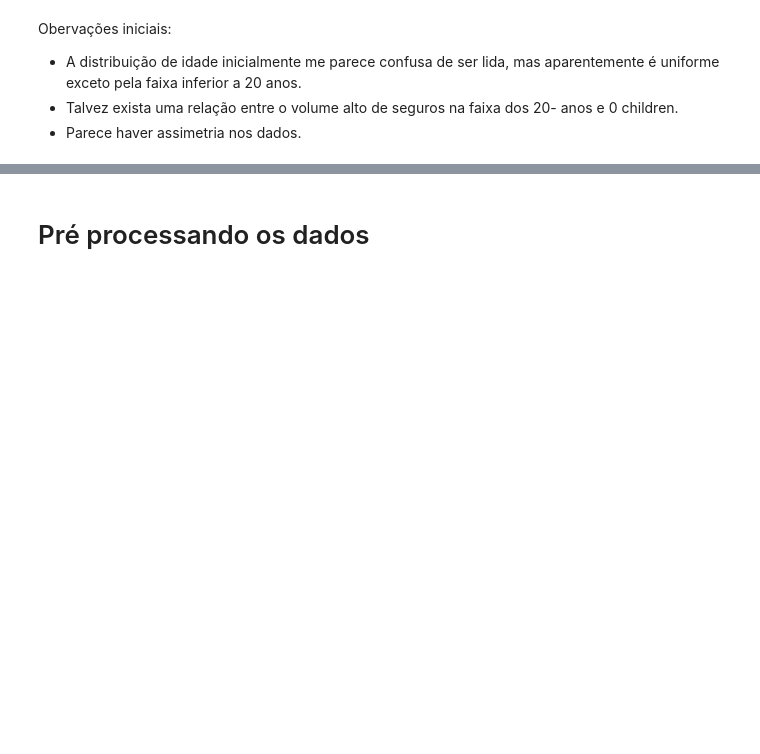
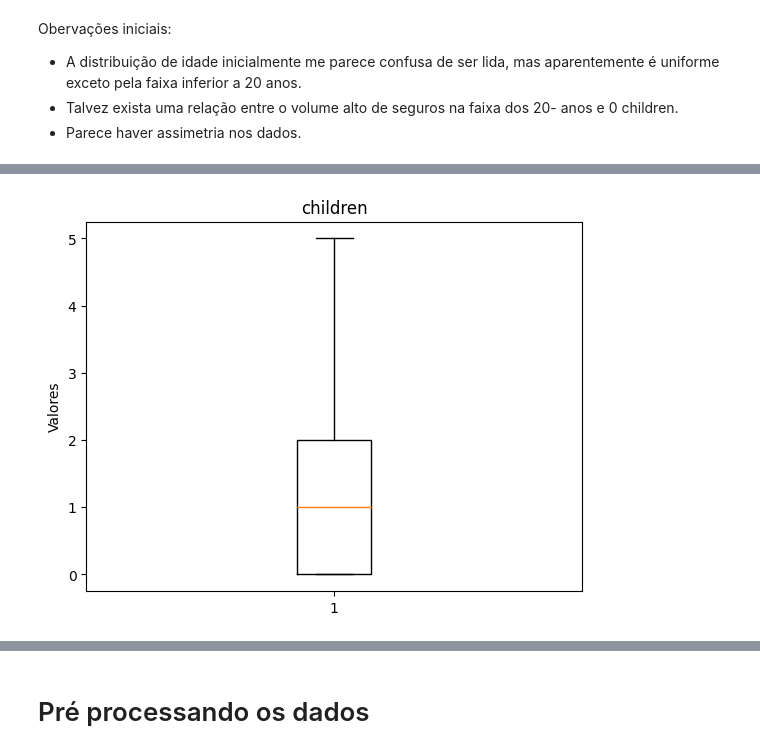
Before and after one commit to ruanraian/1adt-fase1-tech-challenge, a Jupyter notebook: tech-challenge.ipynb, the cells around one changed output, grey strips where cells are left out. Cells and saved outputs as stored; diff of their text form; code cells hidden in the pictures; blank space fills up the shorter version.

```diff
--- a/tech-challenge.ipynb
+++ b/tech-challenge.ipynb
@@ -137,0 +154,7 @@ Obervações iniciais:
+# %%
+plt.boxplot(dataset['children'])
+plt.title('children')
+plt.ylabel('Valores')
+plt.show()
+# %% [output]
+[figure, added]
```
Also changed, not shown: parts of 11 cells of this notebook.
